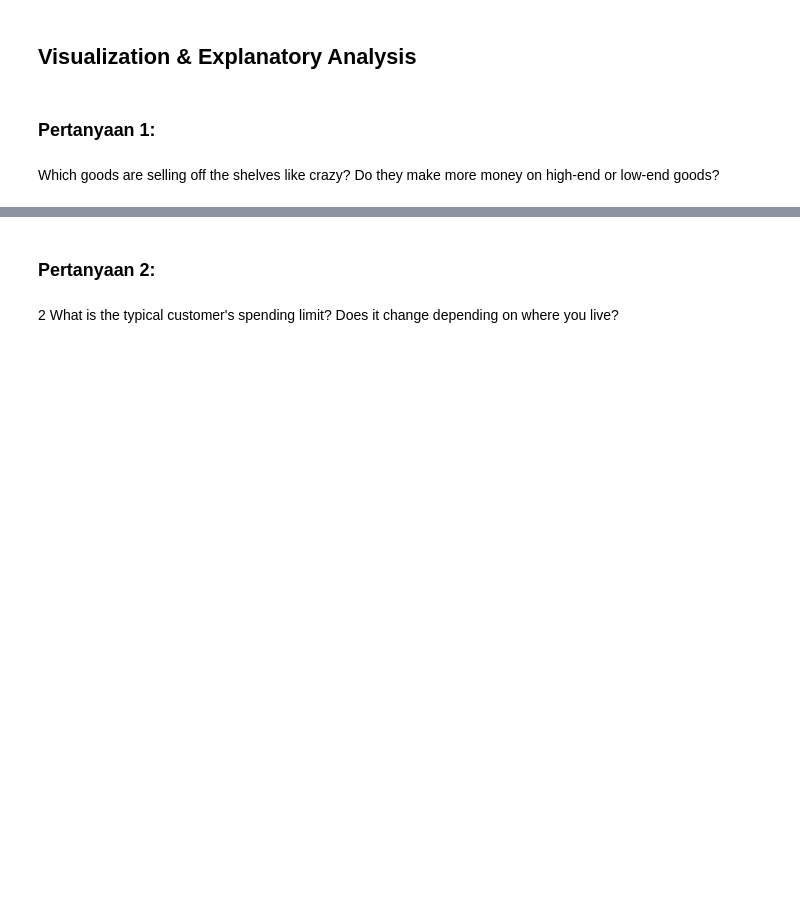
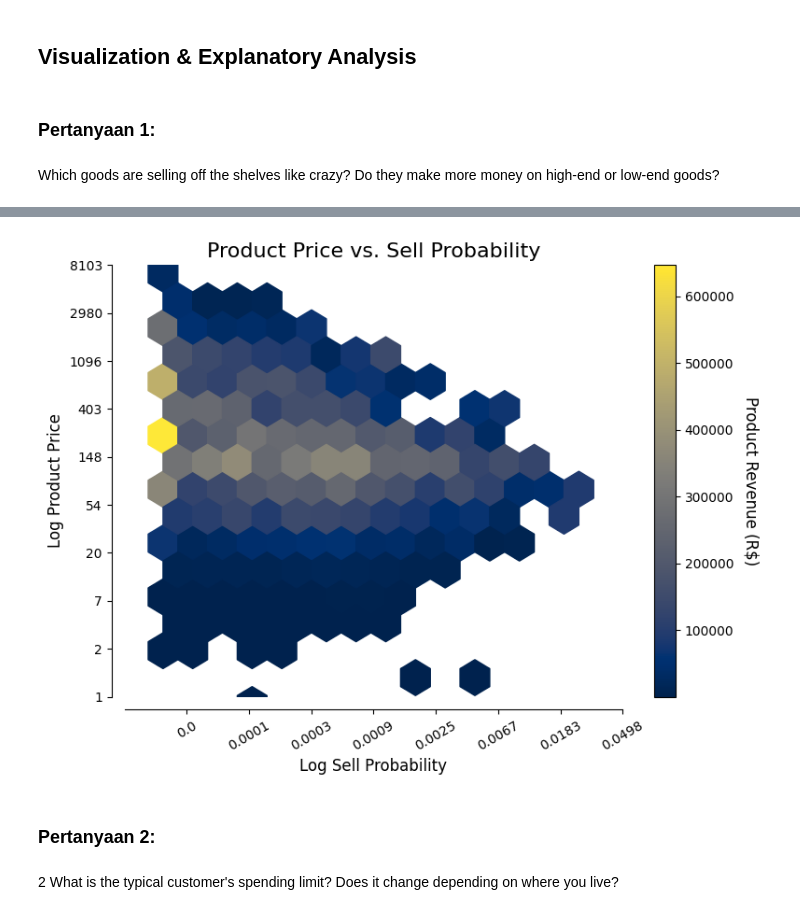
Before and after one commit to Y-commit/Proyek-Analisis-Data, a Jupyter notebook: notebook.ipynb, the cells around one changed output, grey strips where cells are left out. Drawn from its saved outputs; the diff is of its cells as text; code cells hidden in the pictures; blank space fills up the shorter version.

```diff
--- a/notebook.ipynb
+++ b/notebook.ipynb
@@ -963,3 +910,72 @@ plot_heatmap(x, y, revenue, output_file= q1png_path)
+# %%
+class CustomPlot:
+    def __init__(self, dic, x_var, y_var, color_var):
+        self.dic = dic
+        self.x_var = x_var
+        self.y_var = y_var
+        self.color_var = color_var
+        self.product_revenue = self._prepare_data()
+
+
+        self.x = np.log(self.product_revenue[self.x_var])
+        self.y = np.log(self.product_revenue[self.y_var])
+
+    def _prepare_data(self):
+
+        items_product = self.dic['item'].merge(self.dic['product'], on='product_id', how='inner')
+        orders_ip = self.dic['order'].merge(items_product, on='order_id', how='inner')
+
+
+        product_revenue = orders_ip.pivot_table(index='product_id', aggfunc={'order_item_id': 'sum', 'price': 'mean'})
+        product_revenue['total'] = product_revenue['order_item_id'] * product_revenue['price']
+        product_revenue.rename(columns={'order_item_id': 'sell_probability'}, inplace=True)
+        product_revenue['sell_probability'] /= len(product_revenue)
+
+        return product_revenue.sort_values(by='total', ascending=False)
+
+    def set_plot_design(self, ax, spines):
+
+        for loc, spine in ax.spines.items():
+            if loc in spines:
+                spine.set_position(('outward', 10))
+            else:
+                spine.set_color('none')
+        ax.xaxis.set_ticks_position('bottom')
+        ax.yaxis.set_ticks_position('left')
+
+    def draw_plot(self):
+
+        fig, ax = plt.subplots(figsize=(8, 6))
+        self.set_plot_design(ax, ['bottom', 'left'])
+
+
+        plt.title('Product Price vs. Sell Probability', fontsize=16)
+        plt.xlabel('Log Sell Probability', fontsize=12)
+        plt.ylabel('Log Product Price', fontsize=12)
+
+
+        plt.xlim(-11, -3)
+        plt.ylim(0, 9)
+
+        plt.yticks(range(10), [int(np.exp(val)) for val in range(10)], fontsize=10)
+        plt.xticks(range(-10, -2), [round(np.exp(val), 4) for val in range(-10, -2)], fontsize=10, rotation=30)
+
+
+        hb = ax.hexbin(self.x, self.y, gridsize=14, C=self.product_revenue[self.color_var],
+                       reduce_C_function=np.sum, cmap='cividis')
+
+
+        cb = fig.colorbar(hb, ax=ax)
+        cb.set_label('Product Revenue (R$)', rotation=270, labelpad=20, fontsize=12)
+
+        plt.tight_layout()
+        plt.savefig(q1png_path , dpi=300)
+        plt.show()
+
+plot = CustomPlot(dic=dic, x_var='sell_probability', y_var='price', color_var='total')
+plot.draw_plot()
+# %% [output]
+[figure, added]
 # %% [markdown]
 ### Pertanyaan 2:
 # %% [markdown]
```
Also changed, not shown: parts of 14 cells of this notebook.
